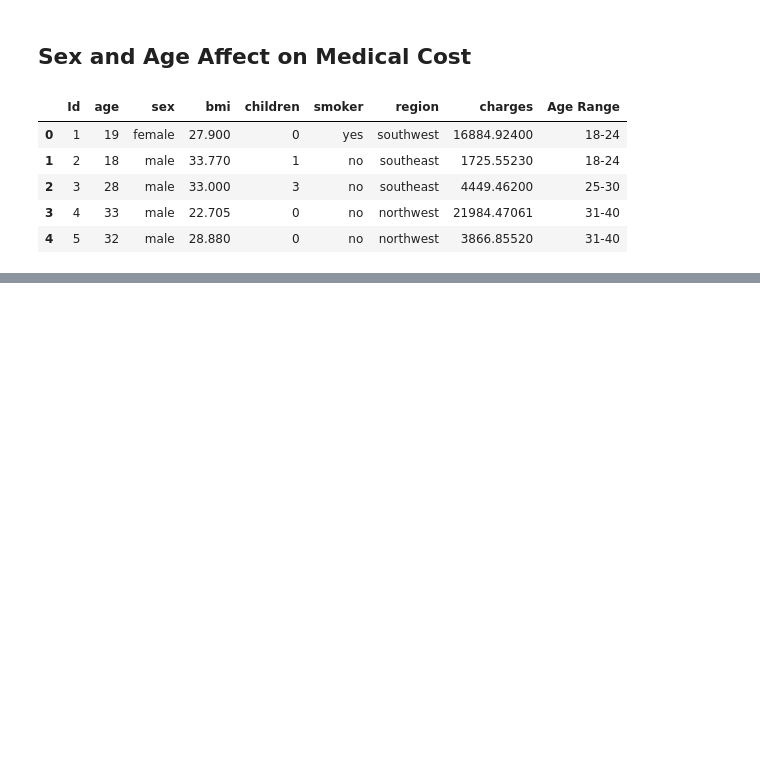
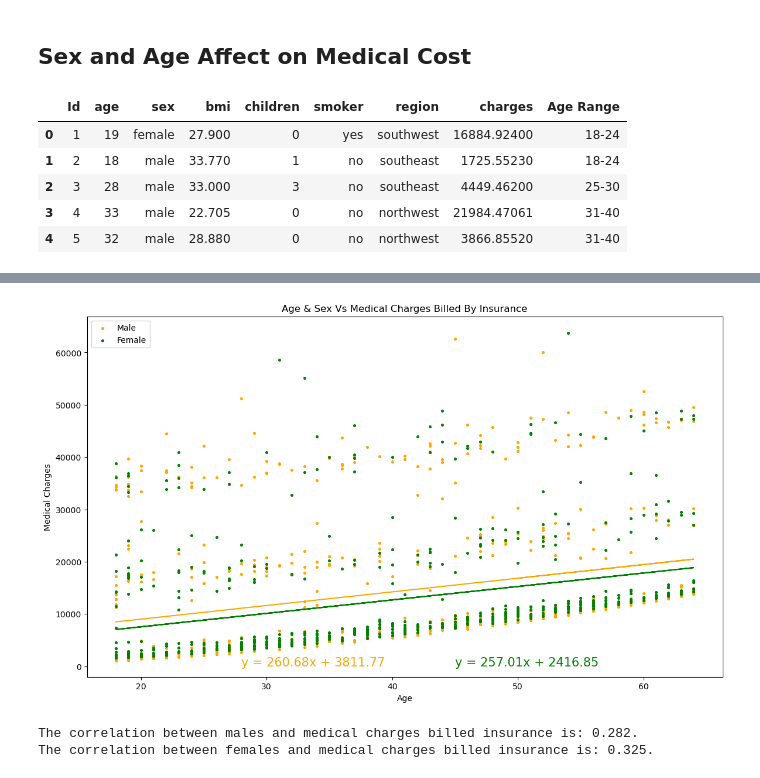
Before and after one commit to jaimelangenfeld/project1, a Jupyter notebook: sex_age.ipynb, the cells around one changed output, grey strips where cells are left out. Drawn from its saved outputs; the diff is of its cells as text; code cells hidden in the pictures; blank space fills up the shorter version.

```diff
--- a/sex_age.ipynb
+++ b/sex_age.ipynb
@@ -29,0 +84,47 @@ med_cost.head()
+# %%
+#Create a scatterplot medical charges by sex & age
+#data
+male= med_cost[med_cost['sex']=='male']['age']
+male_y=med_cost[med_cost['sex']=='male']['charges']
+
+female= med_cost[med_cost['sex']=='female']['age']
+female_y=med_cost[med_cost['sex']=='female']['charges']
+
+#correlation
+male_correlation = stats.pearsonr(male,male_y)
+female_correlation = stats.pearsonr(female,female_y)
+
+#linear regression
+(mslope, mintercept, mvalue, mvalue, mstderr) = stats.linregress(male, male_y)
+male_regression = male * mslope + mintercept
+line_eq_m = "y = " + str(round(mslope,2)) + "x + " + str(round(mintercept,2))
+
+(fslope, fintercept, fvalue, fvalue, fstderr) = stats.linregress(female, female_y)
+female_regression = female * fslope + fintercept
+line_eq_f = "y = " + str(round(fslope,2)) + "x + " + str(round(fintercept,2))
+
+#scatterplot
+fig, ax1=plt.subplots(1,1,figsize=(14,8))
+
+ax1.scatter(male,male_y, color = 'orange', label='Male', s=7)
+ax1.scatter(female,female_y, color = 'green', label='Female', s=7)
+
+
+plt.xlabel('Age')
+plt.ylabel('Medical Charges')
+plt.title('Age & Sex Vs Medical Charges Billed By Insurance')
+
+
+ax1.legend(['Male','Female'],loc='upper left')
+
+plt.annotate(line_eq_m,(28,0.8),fontsize=15,color="orange")
+plt.annotate(line_eq_f,(45,0.8),fontsize=15,color="green")
+plt.plot(male,male_regression,"orange")
+plt.plot(female,female_regression,"green")
+plt.show()
+print(f"The correlation between males and medical charges billed insurance is: {round(male_correlation[0],3)}.")
+print(f"The correlation between females and medical charges billed insurance is: {round(female_correlation[0],3)}.")
+# %% [output]
+[figure, added]
+The correlation between males and medical charges billed insurance is: 0.282.
+The correlation between females and medical charges billed insurance is: 0.325.
```
Also changed, not shown: parts of 5 cells of this notebook.
